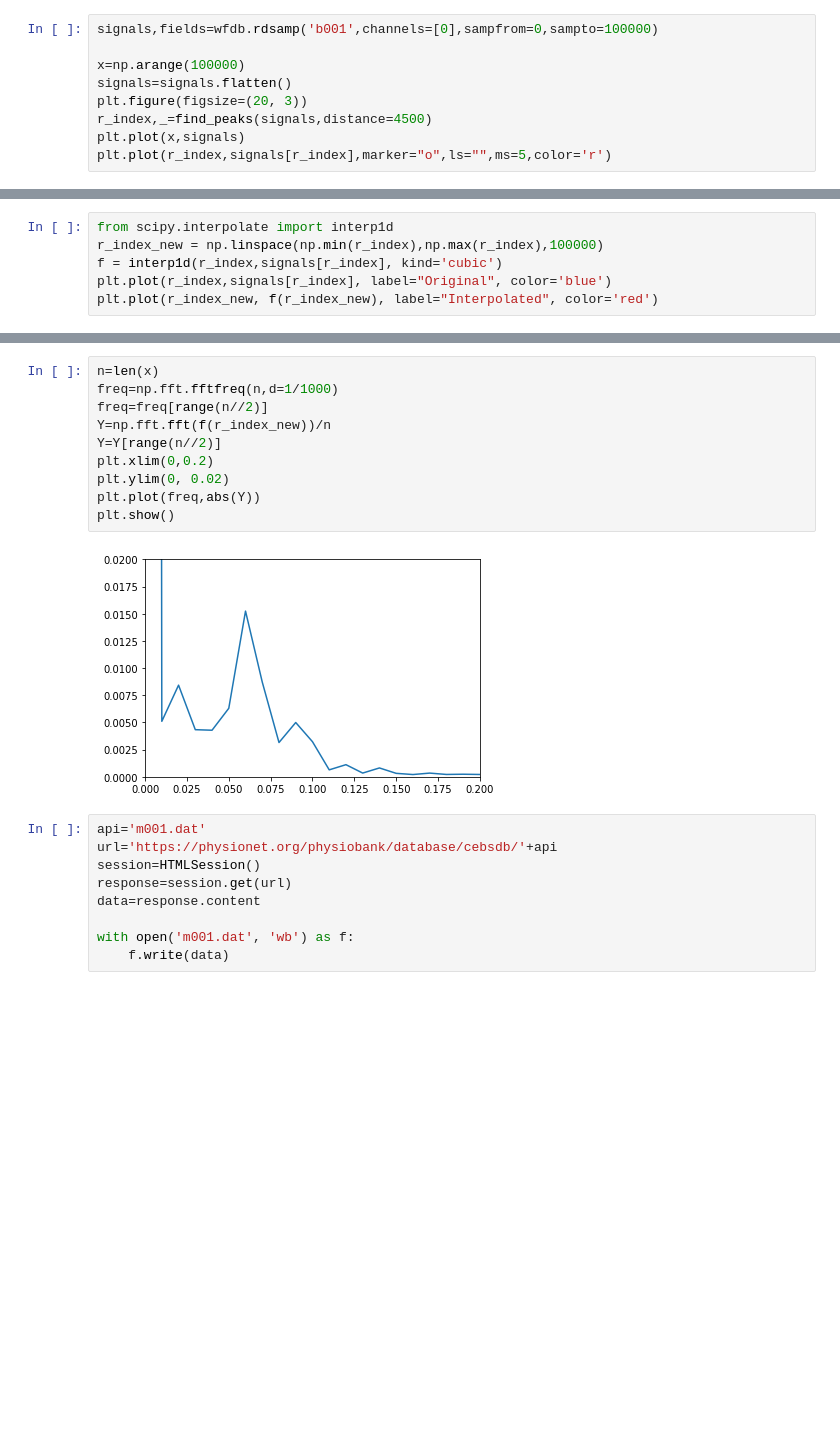
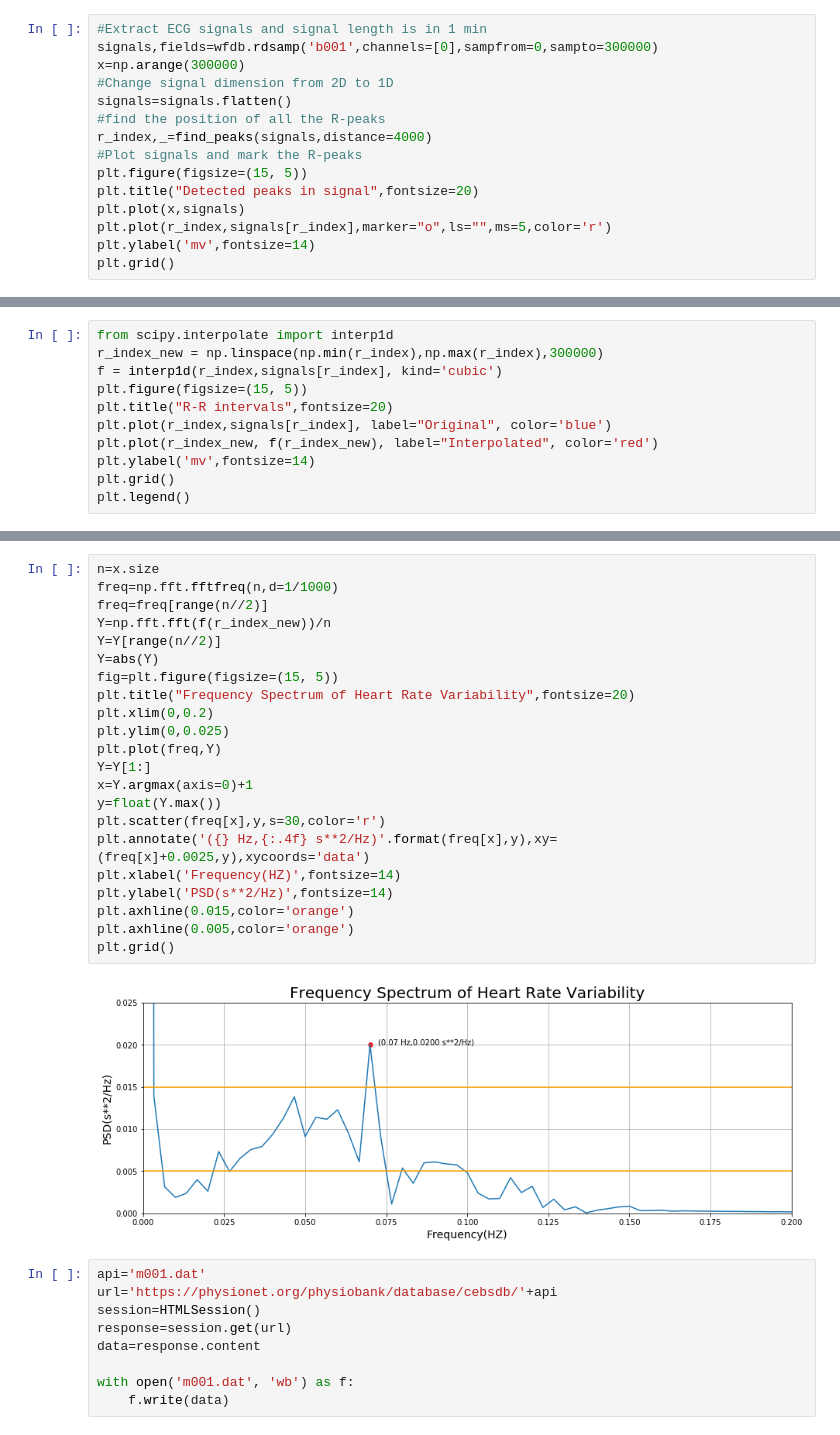
Before and after one commit to ChunChiaYang/ECG-Analysis, a Jupyter notebook: ECG-Analysis.ipynb, the cells around one changed output, grey strips where cells are left out. Cells and saved outputs as stored; diff of their text form; blank space fills up the shorter version.

```diff
--- a/ECG-Analysis.ipynb
+++ b/ECG-Analysis.ipynb
@@ -42,10 +59,16 @@ display(record.__dict__)
 # %%
-signals,fields=wfdb.rdsamp('b001',channels=[0],sampfrom=0,sampto=100000)
-
-x=np.arange(100000)
+#Extract ECG signals and signal length is in 1 min
+signals,fields=wfdb.rdsamp('b001',channels=[0],sampfrom=0,sampto=300000)
+x=np.arange(300000)
+#Change signal dimension from 2D to 1D
 signals=signals.flatten()
-plt.figure(figsize=(20, 3))
-r_index,_=find_peaks(signals,distance=4500)
+#find the position of all the R-peaks
+r_index,_=find_peaks(signals,distance=4000)
+#Plot signals and mark the R-peaks
+plt.figure(figsize=(15, 5))
+plt.title("Detected peaks in signal",fontsize=20)
 plt.plot(x,signals)
 plt.plot(r_index,signals[r_index],marker="o",ls="",ms=5,color='r')
+plt.ylabel('mv',fontsize=14)
+plt.grid()
 # %% [output]
@@ -54,7 +76,12 @@ plt.plot(r_index,signals[r_index],marker="o",ls="",ms=5,color='r')
 # %%
 from scipy.interpolate import interp1d
-r_index_new = np.linspace(np.min(r_index),np.max(r_index),100000)
+r_index_new = np.linspace(np.min(r_index),np.max(r_index),300000)
 f = interp1d(r_index,signals[r_index], kind='cubic')
+plt.figure(figsize=(15, 5))
+plt.title("R-R intervals",fontsize=20)
 plt.plot(r_index,signals[r_index], label="Original", color='blue')
 plt.plot(r_index_new, f(r_index_new), label="Interpolated", color='red')
+plt.ylabel('mv',fontsize=14)
+plt.grid()
+plt.legend()
 # %% [output]
@@ -63,15 +90,27 @@ plt.plot(r_index_new, f(r_index_new), label="Interpolated", color='red')
 # %%
-n=len(x)
+n=x.size
 freq=np.fft.fftfreq(n,d=1/1000)
 freq=freq[range(n//2)]
 Y=np.fft.fft(f(r_index_new))/n
 Y=Y[range(n//2)]
+Y=abs(Y)
+fig=plt.figure(figsize=(15, 5))
+plt.title("Frequency Spectrum of Heart Rate Variability",fontsize=20)
 plt.xlim(0,0.2)
-plt.ylim(0, 0.02)
-plt.plot(freq,abs(Y))
-plt.show()
+plt.ylim(0,0.025)
+plt.plot(freq,Y)
+Y=Y[1:]
+x=Y.argmax(axis=0)+1
+y=float(Y.max())
+plt.scatter(freq[x],y,s=30,color='r')
+plt.annotate('({} Hz,{:.4f} s**2/Hz)'.format(freq[x],y),xy=(freq[x]+0.0025,y),xycoords='data')
+plt.xlabel('Frequency(HZ)',fontsize=14)
+plt.ylabel('PSD(s**2/Hz)',fontsize=14)
+plt.axhline(0.015,color='orange')
+plt.axhline(0.005,color='orange')
+plt.grid()
 # %% [output]
-[figure, old version]
+[figure, new version]
 # %%
 api='m001.dat'
 url='https://physionet.org/physiobank/database/cebsdb/'+api
```
Also changed, not shown: parts of 21 cells of this notebook.
